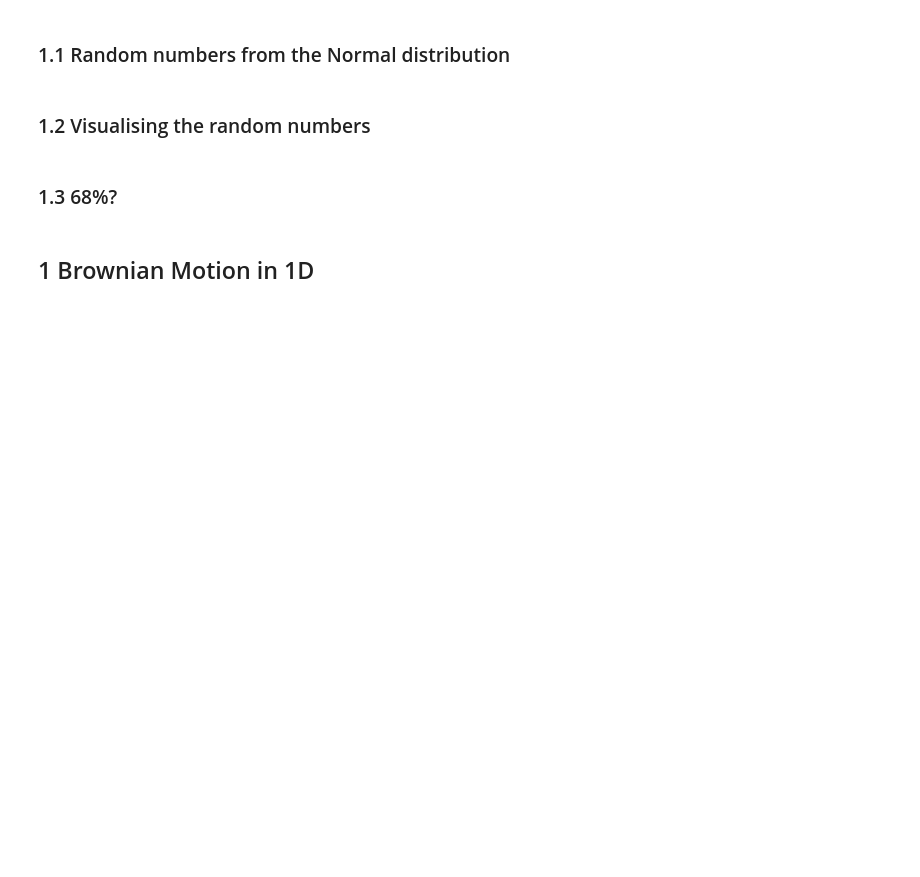
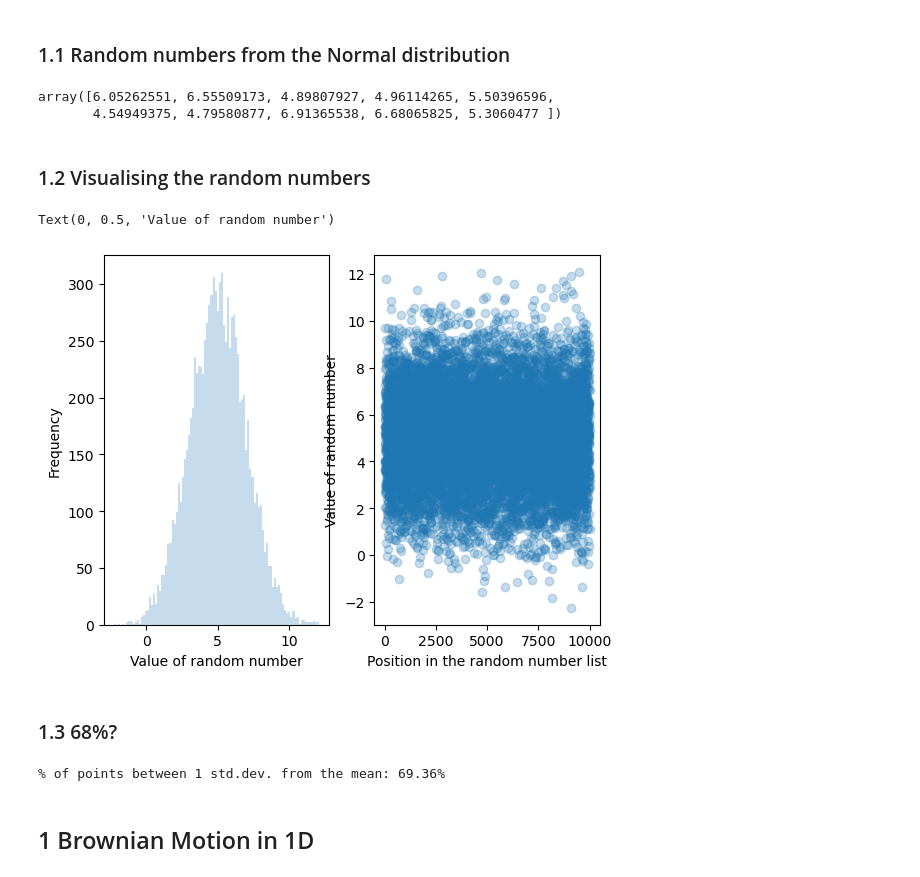
Before and after one commit to SPS-SP2273/learning-portfolio-keriperip, a Jupyter notebook: random numbers/random_numbers_(good).ipynb, the cells around one changed output. Saved outputs shown, nothing was run; the diff lists cells and outputs as text; code cells hidden in the pictures; blank space fills up the shorter version.

```diff
--- a/random numbers/random_numbers_(good).ipynb
+++ b/random numbers/random_numbers_(good).ipynb
@@ -5,18 +5,45 @@
 # %% [markdown]
 ### 1.1 Random numbers from the Normal distribution
 # %%
+import numpy as np
+from matplotlib import pyplot as plt
 
-# Your code here
+np.random.normal(loc=5, scale=2, size=10)
+# %% [output]
+array([6.05262551, 6.55509173, 4.89807927, 4.96114265, 5.50396596,
+       4.54949375, 4.79580877, 6.91365538, 6.68065825, 5.3060477 ])
 # %% [markdown]
 ### 1.2 Visualising the random numbers
 # %%
+n = 1_000_0
+random_numbers = np.random.normal(loc=5, scale=2, size=n)
 
-# Your code here
+fig, ax = plt.subplots(nrows=1, ncols=2)
+
+axis = ax[0]
+axis.hist(random_numbers, bins=100, alpha=.25)
+axis.set_xlabel("Value of random number")
+axis.set_ylabel("Frequency")
+
+axis = ax[1]
+axis.scatter(range(n), random_numbers, alpha=.25)
+axis.set_xlabel("Position in the random number list")
+axis.set_ylabel("Value of random number")
+# %% [output]
+Text(0, 0.5, 'Value of random number')
+[figure, added]
 # %% [markdown]
 ### 1.3 68%?
 # %%
+n = 10_000
+mean, sd = 5, 2
+random_numbers = np.random.normal(loc=mean, scale=sd, size=n)
 
-# Your code here
+mask = (random_numbers >= mean - sd) & (random_numbers <= mean + sd)
+
+print(f'% of points between 1 std.dev. from the mean: {np.sum(mask)/n*100:.2f}%')
+# %% [output]
+% of points between 1 std.dev. from the mean: 69.36%
 # %% [markdown]
 ## 1 Brownian Motion in 1D
 # %% [markdown]
```
Also changed, not shown: parts of 13 cells of this notebook.
